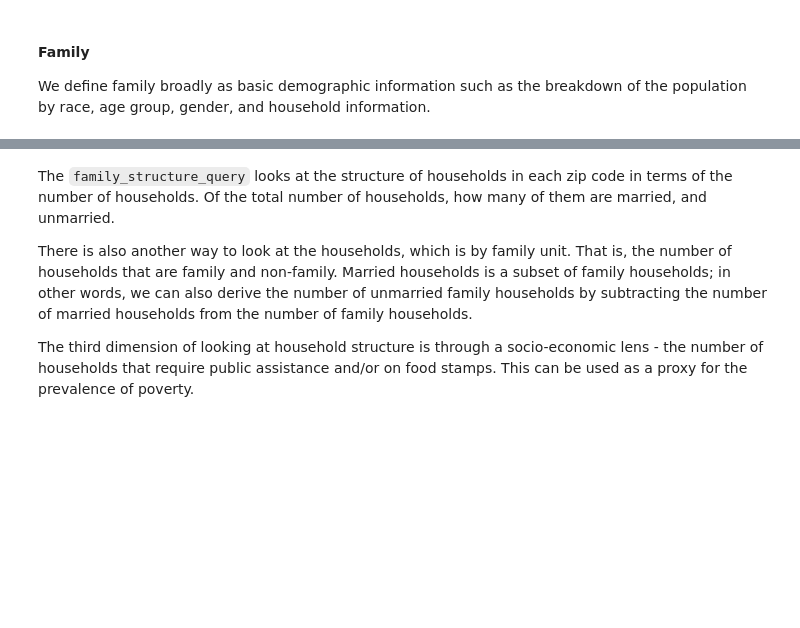
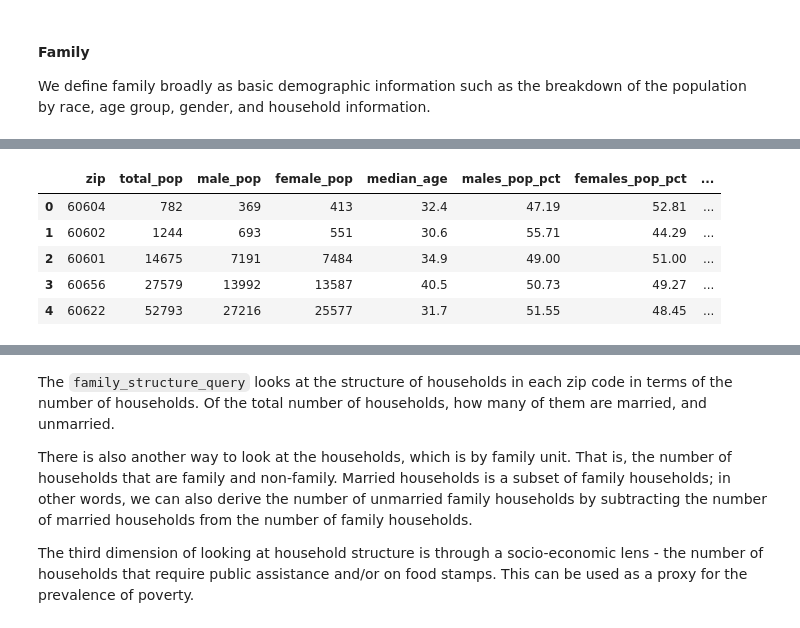
Before and after one commit to westerleyy/fidap, a Jupyter notebook: SDOH.ipynb, the cells around one changed output, grey strips where cells are left out. Cells and saved outputs as stored; diff of their text form; code cells hidden in the pictures; blank space fills up the shorter version.

```diff
--- a/SDOH.ipynb
+++ b/SDOH.ipynb
@@ -55,3 +73,49 @@ The `age_structure_query` looks at the demographic structure of each zip code. E
+# %%
+age_structure_pct = age_structure_query.copy().assign(
+    males_pop_pct = lambda x: round(100*(x.male_pop/x.total_pop),2),
+    females_pop_pct = lambda x: round(100*(x.female_pop/x.total_pop),2),
+    males_under_15_pct = lambda x: round(100*((x.male_under_5+x.male_5_to_9+x.male_10_to_14)/x.total_pop),2),
+    males_above_65_pct = lambda x: round(100*(x.male_65_and_over/x.total_pop),2),
+    males_15_19_pct = lambda x: round(100*(x.male_15_to_19/x.total_pop),2),
+    males_20_24_pct = lambda x: round(100*(x.male_20_to_24/x.total_pop),2),
+    males_25_29_pct = lambda x: round(100*(x.male_25_to_29/x.total_pop),2),
+    males_30_34_pct = lambda x: round(100*(x.male_30_to_34/x.total_pop),2),
+    males_35_39_pct = lambda x: round(100*(x.male_35_to_39/x.total_pop),2),
+    males_40_44_pct = lambda x: round(100*(x.male_40_to_44/x.total_pop),2),
+    males_45_49_pct = lambda x: round(100*(x.male_45_to_49/x.total_pop),2),
+    males_55_59_pct = lambda x: round(100*(x.male_55_to_59/x.total_pop),2),
+    males_60_64_pct = lambda x: round(100*(x.male_60_to_64/x.total_pop),2),
+    females_under_15_pct = lambda x: round(100*((x.female_under_5+x.female_5_to_9+x.female_10_to_14)/x.total_pop),2),
+    females_above_65_pct = lambda x: round(100*(x.female_65_and_over/x.total_pop),2),
+    females_15_19_pct = lambda x: round(100*(x.female_15_to_19/x.total_pop),2),
+    females_20_24_pct = lambda x: round(100*(x.female_20_to_24/x.total_pop),2),
+    females_25_29_pct = lambda x: round(100*(x.female_25_to_29/x.total_pop),2),
+    females_30_34_pct = lambda x: round(100*(x.female_30_to_34/x.total_pop),2),
+    females_35_39_pct = lambda x: round(100*(x.female_35_to_39/x.total_pop),2),
+    females_40_44_pct = lambda x: round(100*(x.female_40_to_44/x.total_pop),2),
+    females_45_49_pct = lambda x: round(100*(x.female_45_to_49/x.total_pop),2),
+    females_55_59_pct = lambda x: round(100*(x.female_55_to_59/x.total_pop),2),
+    females_60_64_pct = lambda x: round(100*(x.female_60_to_64/x.total_pop),2)
+)
+
+age_structure_pct_cols = ["zip","total_pop","male_pop","female_pop","median_age",'males_pop_pct', 'females_pop_pct', 'males_under_15_pct',
+       'males_above_65_pct', 'males_15_19_pct', 'males_20_24_pct',
+       'males_25_29_pct', 'males_30_34_pct', 'males_35_39_pct',
+       'males_40_44_pct', 'males_45_49_pct', 'males_55_59_pct',
+       'males_60_64_pct', 'females_under_15_pct', 'females_above_65_pct',
+       'females_15_19_pct', 'females_20_24_pct', 'females_25_29_pct',
+       'females_30_34_pct', 'females_35_39_pct', 'females_40_44_pct',
+       'females_45_49_pct', 'females_55_59_pct', 'females_60_64_pct']
+age_structure_pct = age_structure_pct.loc[:,age_structure_pct_cols]
+# %%
+age_structure_pct.head(n=5)
+# %% [output]
+|  | zip | total_pop | male_pop | female_pop | median_age | males_pop_pct | females_pop_pct | ... |
+| 0 | 60604 | 782 | 369 | 413 | 32.4 | 47.19 | 52.81 | ... |
+| 1 | 60602 | 1244 | 693 | 551 | 30.6 | 55.71 | 44.29 | ... |
+| 2 | 60601 | 14675 | 7191 | 7484 | 34.9 | 49.00 | 51.00 | ... |
+| 3 | 60656 | 27579 | 13992 | 13587 | 40.5 | 50.73 | 49.27 | ... |
+| 4 | 60622 | 52793 | 27216 | 25577 | 31.7 | 51.55 | 48.45 | ... |
 # %%
 family_structure_query = fidap.sql("""
 SELECT geo_id AS zip, households, married_households, (households-married_households) AS unmarried_households,
```
Also changed, not shown: parts of 21 cells of this notebook.
